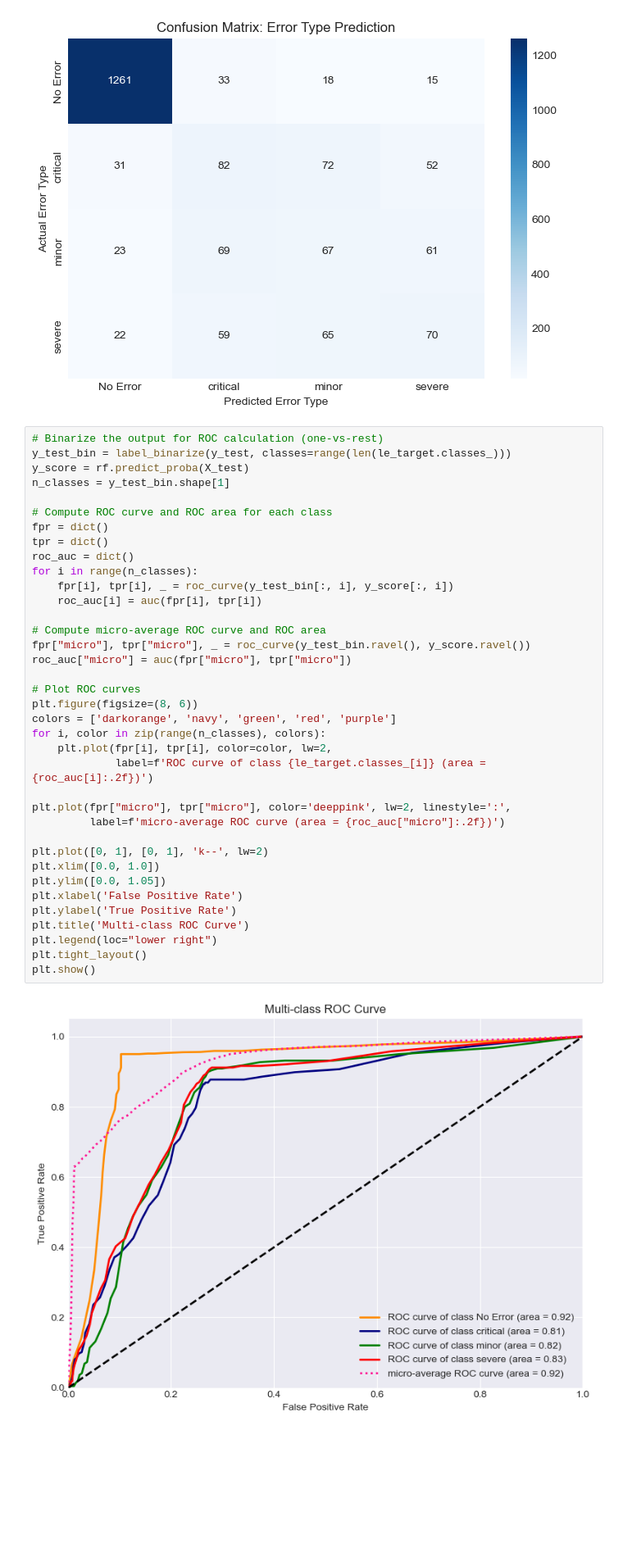
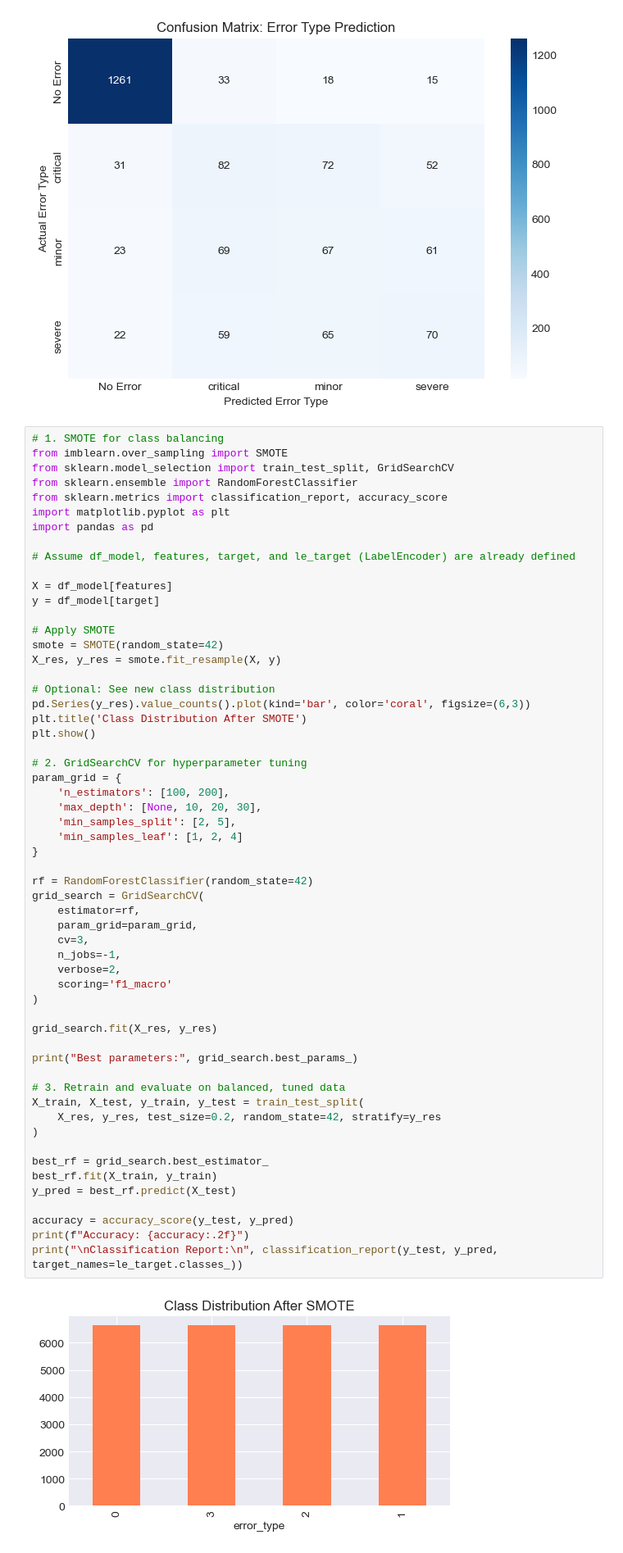
Before and after one commit to Parth-0804/ML_Presentation_Workspace, a Jupyter notebook: ML - SmartBuild Dataset/EDA_Machine_Production.ipynb, the cells around one changed output. Shown at 82% size. Drawn from its saved outputs; the diff is of its cells as text; blank space fills up the shorter version.

Commit message:
SMOTE Model

```diff
--- a/ML - SmartBuild Dataset/EDA_Machine_Production.ipynb
+++ b/ML - SmartBuild Dataset/EDA_Machine_Production.ipynb
@@ -270,41 +270,61 @@ plt.show()
 # %% [output]
 [figure]
 # %%
-# Binarize the output for ROC calculation (one-vs-rest)
-y_test_bin = label_binarize(y_test, classes=range(len(le_target.classes_)))
-y_score = rf.predict_proba(X_test)
-n_classes = y_test_bin.shape[1]
+# 1. SMOTE for class balancing
+from imblearn.over_sampling import SMOTE
+from sklearn.model_selection import train_test_split, GridSearchCV
+from sklearn.ensemble import RandomForestClassifier
+from sklearn.metrics import classification_report, accuracy_score
+import matplotlib.pyplot as plt
+import pandas as pd
 
-# Compute ROC curve and ROC area for each class
-fpr = dict()
-tpr = dict()
-roc_auc = dict()
-for i in range(n_classes):
-    fpr[i], tpr[i], _ = roc_curve(y_test_bin[:, i], y_score[:, i])
-    roc_auc[i] = auc(fpr[i], tpr[i])
+# Assume df_model, features, target, and le_target (LabelEncoder) are already defined
 
-# Compute micro-average ROC curve and ROC area
-fpr["micro"], tpr["micro"], _ = roc_curve(y_test_bin.ravel(), y_score.ravel())
-roc_auc["micro"] = auc(fpr["micro"], tpr["micro"])
+X = df_model[features]
+y = df_model[target]
 
-# Plot ROC curves
-plt.figure(figsize=(8, 6))
-colors = ['darkorange', 'navy', 'green', 'red', 'purple']
-for i, color in zip(range(n_classes), colors):
-    plt.plot(fpr[i], tpr[i], color=color, lw=2,
-             label=f'ROC curve of class {le_target.classes_[i]} (area = {roc_auc[i]:.2f})')
+# Apply SMOTE
+smote = SMOTE(random_state=42)
+X_res, y_res = smote.fit_resample(X, y)
 
-plt.plot(fpr["micro"], tpr["micro"], color='deeppink', lw=2, linestyle=':',
-         label=f'micro-average ROC curve (area = {roc_auc["micro"]:.2f})')
+# Optional: See new class distribution
+pd.Series(y_res).value_counts().plot(kind='bar', color='coral', figsize=(6,3))
+plt.title('Class Distribution After SMOTE')
+plt.show()
 
-plt.plot([0, 1], [0, 1], 'k--', lw=2)
-plt.xlim([0.0, 1.0])
-plt.ylim([0.0, 1.05])
-plt.xlabel('False Positive Rate')
-plt.ylabel('True Positive Rate')
-plt.title('Multi-class ROC Curve')
-plt.legend(loc="lower right")
-plt.tight_layout()
-plt.show()
+# 2. GridSearchCV for hyperparameter tuning
+param_grid = {
+    'n_estimators': [100, 200],
+    'max_depth': [None, 10, 20, 30],
+    'min_samples_split': [2, 5],
+    'min_samples_leaf': [1, 2, 4]
+}
+
+rf = RandomForestClassifier(random_state=42)
+grid_search = GridSearchCV(
+    estimator=rf,
+    param_grid=param_grid,
+    cv=3,
+    n_jobs=-1,
+    verbose=2,
+    scoring='f1_macro'
+)
+
+grid_search.fit(X_res, y_res)
+
+print("Best parameters:", grid_search.best_params_)
+
+# 3. Retrain and evaluate on balanced, tuned data
+X_train, X_test, y_train, y_test = train_test_split(
+    X_res, y_res, test_size=0.2, random_state=42, stratify=y_res
+)
+
+best_rf = grid_search.best_estimator_
+best_rf.fit(X_train, y_train)
+y_pred = best_rf.predict(X_test)
+
+accuracy = accuracy_score(y_test, y_pred)
+print(f"Accuracy: {accuracy:.2f}")
+print("\nClassification Report:\n", classification_report(y_test, y_pred, target_names=le_target.classes_))
 # %% [output]
-[figure, old version]
+[figure, new version]
```
Also changed, not shown: parts of 10 cells of this notebook.
